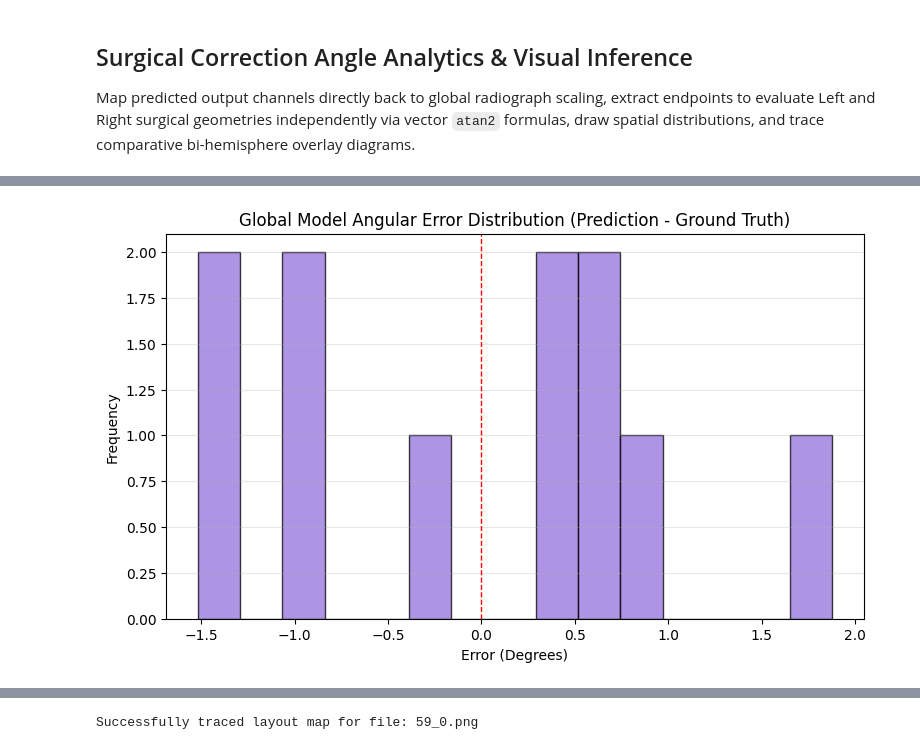
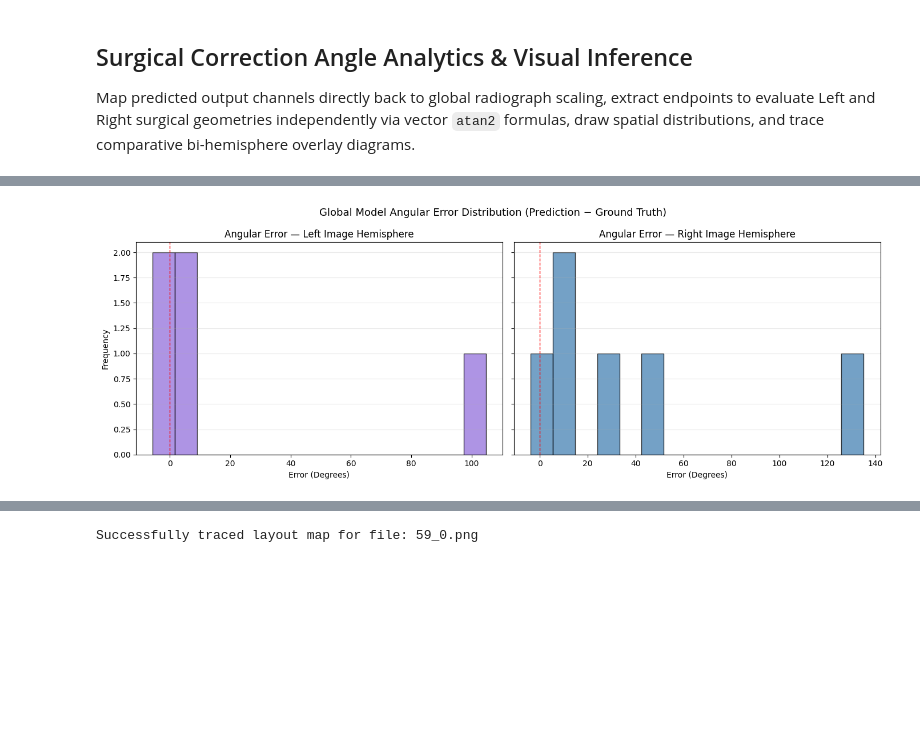
Before and after one commit to nearlyphd/conformer-hto, a Jupyter notebook: notebooks/hto_correction_angles_global.ipynb, the cells around one changed output, grey strips where cells are left out. Drawn from its saved outputs; the diff is of its cells as text; code cells hidden in the pictures; blank space fills up the shorter version.

```diff
--- a/notebooks/hto_correction_angles_global.ipynb
+++ b/notebooks/hto_correction_angles_global.ipynb
@@ -36,24 +36,28 @@ SEED = 42
 TARGET_SIZE = 512
 HEATMAP_SCALE = 0.25
 SIGMA = 2.0
-KP_EPOCHS = 1_000
+KP_EPOCHS = 10
 BATCH_SIZE = 4
 LEARNING_RATE = 1e-4
+
+# Model settings
+MODEL_VARIANT = "tiny"          # options: "tiny", "small_p16", "small_p32", "base"
+CHECKPOINT_PATH = "best_model_global.pt"
 
 device = torch.device("cuda" if torch.cuda.is_available() else "cpu")
 print(f"Hardware device registered: {device}")
 
 # Map out dense multi-hemisphere keypoints
 GLOBAL_KEYPOINT_NAMES = [
-    "femur_head_l", "knee_inner_l", "ost_point_l", "knee_outer_l", "ankle_inner_l", "ankle_outer_l",
-    "femur_head_r", "knee_inner_r", "ost_point_r", "knee_outer_r", "ankle_inner_r", "ankle_outer_r"
+    "femur_head_lh", "knee_inner_lh", "ost_point_lh", "knee_outer_lh", "ankle_inner_lh", "ankle_outer_lh",
+    "femur_head_rh", "knee_inner_rh", "ost_point_rh", "knee_outer_rh", "ankle_inner_rh", "ankle_outer_rh"
 ]
 
 LANDMARK_COLORS = {
-    "femur_head_l": "darkgreen", "knee_inner_l": "darkblue", "ost_point_l": "darkred", "knee_outer_l": "darkviolet", "ankle_inner_l": "darkorange", "ankle_outer_l": "teal",
-    "fujisawa_l": "gold", "ankle_c_l": "navy", "target_at_ankle_l": "magenta",
-    "femur_head_r": "lightgreen", "knee_inner_r": "lightblue", "ost_point_r": "lightcoral", "knee_outer_r": "plum", "ankle_inner_r": "sandybrown", "ankle_outer_r": "paleturquoise",
-    "fujisawa_r": "khaki", "ankle_c_r": "slategray", "target_at_ankle_r": "violet"
+    "femur_head_lh": "darkgreen", "knee_inner_lh": "darkblue", "ost_point_lh": "darkred", "knee_outer_lh": "darkviolet", "ankle_inner_lh": "darkorange", "ankle_outer_lh": "teal",
+    "fujisawa_lh": "gold", "ankle_c_lh": "navy", "target_at_ankle_lh": "magenta",
+    "femur_head_rh": "lightgreen", "knee_inner_rh": "lightblue", "ost_point_rh": "lightcoral", "knee_outer_rh": "plum", "ankle_inner_rh": "sandybrown", "ankle_outer_rh": "paleturquoise",
+    "fujisawa_rh": "khaki", "ankle_c_rh": "slategray", "target_at_ankle_rh": "violet"
 }
 
 def set_seed(seed=42):
@@ -427,7 +441,7 @@ if 'test_loader' in locals():
                     pred_pts_l["fujisawa"] = p_fuji
                     pred_pts_l["ankle_c"] = p_ank
                     pred_pts_l["target_at_ankle"] = p_targ
-                    res_l = {"side": "Left Hemisphere", "gt_angle": gt_alpha, "pred_angle": pred_alpha, "gt_pts": gt_pts_l, "pred_pts": pred_pts_l}
+                    res_l = {"side": "Left Image Hemisphere", "gt_angle": gt_alpha, "pred_angle": pred_alpha, "gt_pts": gt_pts_l, "pred_pts": pred_pts_l}
 
                 if all(k in gt_pts_r for k in req_keys) and all(k in pred_pts_r for k in req_keys):
                     gt_alpha, gt_fuji, gt_ank, gt_targ = evaluate_side_geometry(gt_pts_r)
@@ -439,36 +453,54 @@ if 'test_loader' in locals():
                     pred_pts_r["fujisawa"] = p_fuji
                     pred_pts_r["ankle_c"] = p_ank
                     pred_pts_r["target_at_ankle"] = p_targ
-                    res_r = {"side": "Right Hemisphere", "gt_angle": gt_alpha, "pred_angle": pred_alpha, "gt_pts": gt_pts_r, "pred_pts": pred_pts_r}
+                    res_r = {"side": "Right Image Hemisphere", "gt_angle": gt_alpha, "pred_angle": pred_alpha, "gt_pts": gt_pts_r, "pred_pts": pred_pts_r}
 
                 if res_l or res_r:
                     global_results.append({"img_path": path_b, "filename": os.path.basename(path_b), "res_l": res_l, "res_r": res_r})
 
     # Evaluation histogram plotting
-    all_errors = []
+    # Each item has res_l (left image hemisphere) and res_r (right image hemisphere).
+    # Errors are computed per hemisphere: pred_angle - gt_angle on the same image side.
+    all_errors_lh = []
+    all_errors_rh = []
     for item in global_results:
-        if item["res_l"]: all_errors.append(item["res_l"]["pred_angle"] - item["res_l"]["gt_angle"])
-        if item["res_r"]: all_errors.append(item["res_r"]["pred_angle"] - item["res_r"]["gt_angle"])
+        if item["res_l"]: all_errors_lh.append(item["res_l"]["pred_angle"] - item["res_l"]["gt_angle"])
+        if item["res_r"]: all_errors_rh.append(item["res_r"]["pred_angle"] - item["res_r"]["gt_angle"])
+    all_errors = all_errors_lh + all_errors_rh
 
     if all_errors:
-        print("\n" + "="*40)
+        print("\n" + "="*50)
         print("GLOBAL ARCHITECTURE PERFORMANCE SUMMARY")
-        print("="*40)
-        print(f"Total Evaluated Arc Cases: {len(all_errors)}")
-        print(f"Mean Absolute Error:       {np.mean([abs(e) for e in all_errors]):.4f}°")
-        print(f"Max Absolute Error:        {np.max([abs(e) for e in all_errors]):.4f}°")
-        print(f"Error Variance Std Dev:    {np.std(all_errors):.4f}°")
-        print("="*40)
+        print("="*50)
+        print(f"Total Evaluated Hemisphere Cases: {len(all_errors)} ({len(all_errors_lh)} left, {len(all_errors_rh)} right)")
+        print(f"Mean Absolute Error (all):        {np.mean([abs(e) for e in all_errors]):.4f}°")
+        print(f"Mean Absolute Error (left hemi):  {np.mean([abs(e) for e in all_errors_lh]):.4f}°" if all_errors_lh else "Mean Absolute Error (left hemi):  N/A")
+        print(f"Mean Absolute Error (right hemi): {np.mean([abs(e) for e in all_errors_rh]):.4f}°" if all_errors_rh else "Mean Absolute Error (right hemi): N/A")
+        print(f"Max Absolute Error (all):         {np.max([abs(e) for e in all_errors]):.4f}°")
+        print(f"Error Std Dev (all):              {np.std(all_errors):.4f}°")
+        print("="*50)
 
-        plt.figure(figsize=(9, 5))
-        plt.hist(all_errors, bins=15, color='mediumpurple', edgecolor='black', alpha=0.75)
-        plt.axvline(0, color='red', linestyle='dashed', linewidth=1)
-        plt.title("Global Model Angular Error Distribution (Prediction - Ground Truth)")
-        plt.xlabel("Error (Degrees)"), plt.ylabel("Frequency"), plt.grid(True, axis='y', alpha=0.3)
+        fig, (ax_lh, ax_rh) = plt.subplots(1, 2, figsize=(14, 5), sharey=True)
+        for ax, errors, label, color in [
+            (ax_lh, all_errors_lh, "Left Image Hemisphere", "mediumpurple"),
+            (ax_rh, all_errors_rh, "Right Image Hemisphere", "steelblue"),
+        ]:
+            if errors:
+                ax.hist(errors, bins=15, color=color, edgecolor='black', alpha=0.75)
+                ax.axvline(0, color='red', linestyle='dashed', linewidth=1)
+                ax.set_title(f"Angular Error — {label}")
+                ax.set_xlabel("Error (Degrees)")
+                ax.grid(True, axis='y', alpha=0.3)
+            else:
+                ax.set_visible(False)
+        ax_lh.set_ylabel("Frequency")
+        fig.suptitle("Global Model Angular Error Distribution (Prediction − Ground Truth)", fontsize=13)
+        plt.tight_layout()
         plt.show()
 
     # Visual overlay side-by-side traces
     if global_results:
+        random.seed(SEED)
         sample_entry = random.choice([s for s in global_results if s["res_l"] and s["res_r"]]) if any(s["res_l"] and s["res_r"] for s in global_results) else random.choice(global_results)
         img_target = Image.open(sample_entry["img_path"]).convert("RGB")
 
@@ -477,15 +509,15 @@ if 'test_loader' in locals():
             alpha_l = data_item["res_l"]["gt_angle" if is_gt else "pred_angle"] if data_item.get("res_l") else None
             alpha_r = data_item["res_r"]["gt_angle" if is_gt else "pred_angle"] if data_item.get("res_r") else None
 
-            title_base = "Global Ground Truth Targets" if is_gt else "Global Evaluated Predictions"
+            title_base = "Global Ground Truth Targets (Image Hemispheres)" if is_gt else "Global Evaluated Predictions (Image Hemispheres)"
             ax.imshow(img_target, cmap="gray")
             ax.set_title(title_base, fontsize=16, pad=20)
 
             angle_texts = []
             if alpha_l is not None:
-                angle_texts.append(f"Left Alpha: {alpha_l:.2f}°")
+                angle_texts.append(f"Left Hemisphere Alpha: {alpha_l:.2f}°")
             if alpha_r is not None:
-                angle_texts.append(f"Right Alpha: {alpha_r:.2f}°")
+                angle_texts.append(f"Right Hemisphere Alpha: {alpha_r:.2f}°")
             if angle_texts:
                 box_text = "\n".join(angle_texts)
                 ax.text(1.08, 0.3, box_text, transform=ax.transAxes, ha='left', va='center', fontsize=13, weight='bold', color='black', bbox=dict(facecolor='white', edgecolor='black', boxstyle='round,pad=0.8', linewidth=1.5))
@@ -495,8 +527,8 @@ if 'test_loader' in locals():
                 if not side_data: continue
 
                 pts = side_data["gt_pts"] if is_gt else side_data["pred_pts"]
-                side_name = "Left" if s_tag == "res_l" else "Right"
-                suffix = "_l" if s_tag == "res_l" else "_r"
+                side_name = "Left Hemisphere" if s_tag == "res_l" else "Right Hemisphere"
+                suffix = "_lh" if s_tag == "res_l" else "_rh"
 
                 for k_name, coord in pts.items():
                     if isinstance(coord, np.ndarray) and coord.shape == (2,):
@@ -544 +576 @@ Swaps triggered: 0 / 11
-[figure, old version]
+[figure, new version]
```
Also changed, not shown: parts of 2 cells of this notebook.
